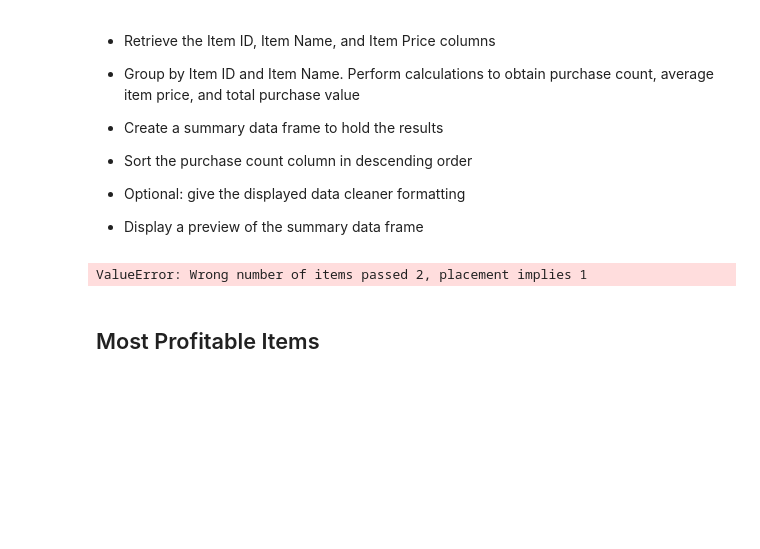
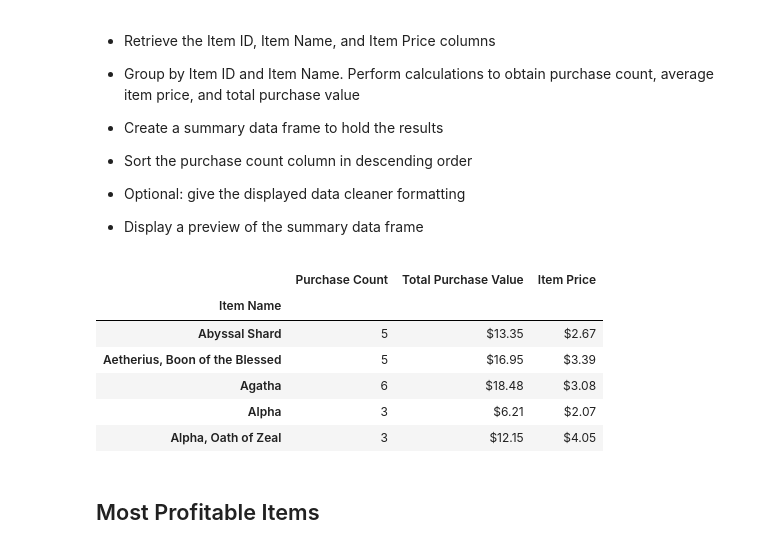
Before and after one commit to speedracer05/pandas-challenge, a Jupyter notebook: HeroesOfPymoli/HeroesOfPymoli_starter.ipynb, the cells around one changed output. Drawn from its saved outputs; the diff is of its cells as text; code cells hidden in the pictures; blank space fills up the shorter version.

```diff
--- a/HeroesOfPymoli/HeroesOfPymoli_starter.ipynb
+++ b/HeroesOfPymoli/HeroesOfPymoli_starter.ipynb
@@ -342,27 +342,33 @@ top_spender.head().style.format(format_dict)
 # %%
 # Item ID
 
 
 # retrieve information for Item Name, Item ID and Price
 #popular_items_info = purchase_data_df[['Item ID', 'Item Name', 'Price']]
 
 # create summary dataframe, grouping unique players by SN
 popular_items = pd.DataFrame(purchase_data_df.groupby('Item Name')['Item ID'].count())
 
 # rename column Purchase ID to Purchase Count
 popular_items = popular_items.rename(columns={'Item ID':'Purchase Count'})
 
 # create new columns for summary dataframe and execute basic calculations for each
-popular_items['Item ID'] = pd.DataFrame(purchase_data_df.groupby('Item ID'))
+#popular_items['Item ID'] = pd.DataFrame(purchase_data_df.groupby('Item ID'))
 popular_items['Total Purchase Value'] = pd.DataFrame(purchase_data_df.groupby('Item Name')['Price'].sum())
 popular_items['Item Price'] = (popular_items['Total Purchase Value']) / popular_items["Purchase Count"]
 
 format_dict = ({'Item Price': '${:,.2f}',
                'Total Purchase Value': '${:,.2f}'})
 
 popular_items.head().style.format(format_dict)
 # %% [output]
-ValueError: Wrong number of items passed 2, placement implies 1
+|  | Purchase Count | Total Purchase Value | Item Price |
+| Item Name |  |  |  |
+| Abyssal Shard | 5 | $13.35 | $2.67 |
+| Aetherius, Boon of the Blessed | 5 | $16.95 | $3.39 |
+| Agatha | 6 | $18.48 | $3.08 |
+| Alpha | 3 | $6.21 | $2.07 |
+| Alpha, Oath of Zeal | 3 | $12.15 | $4.05 |
 # %% [markdown]
 ## Most Profitable Items
 # %% [markdown]
```
